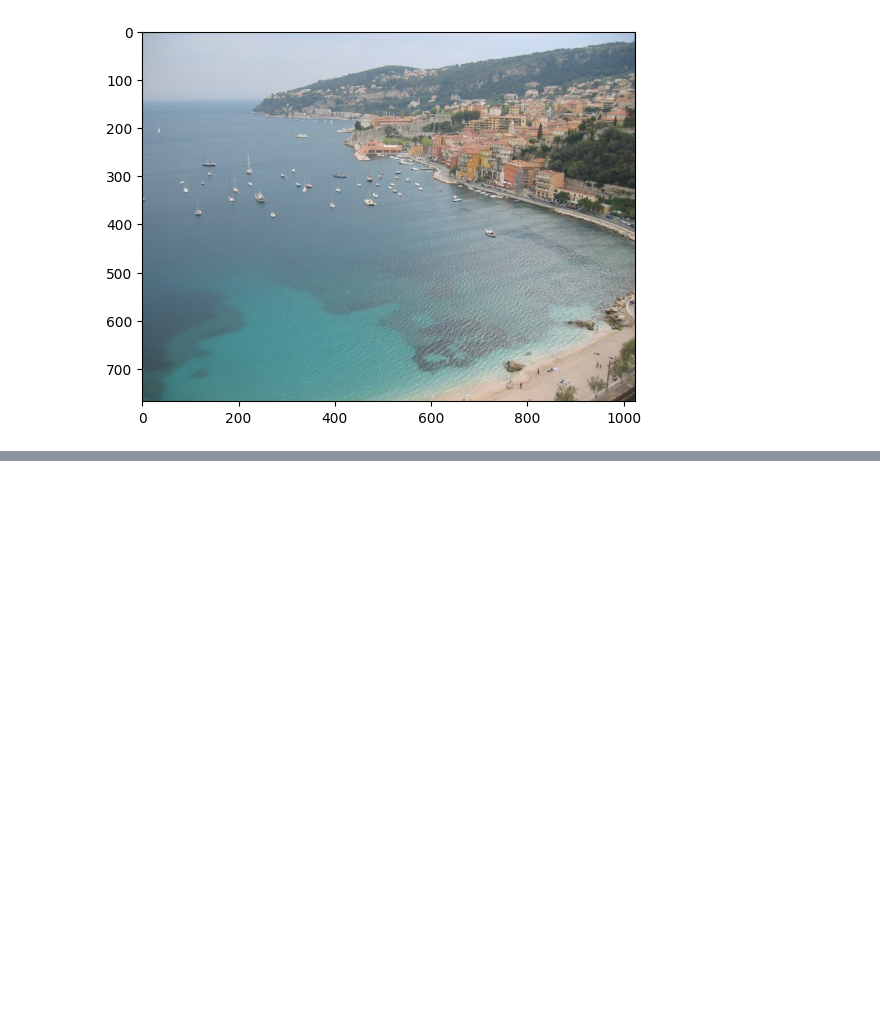
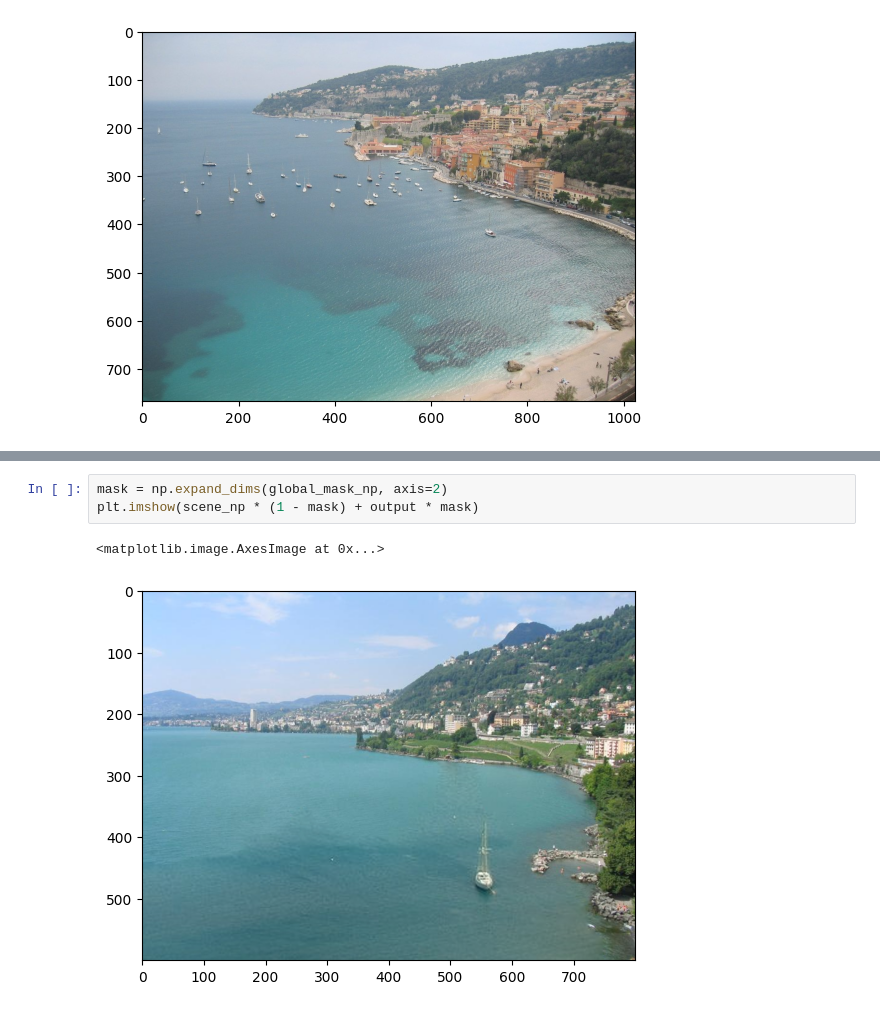
Before and after one commit to Cydiater/scene-completion, a Jupyter notebook: playground.ipynb, the cells around one changed output, grey strips where cells are left out. Cells and saved outputs as stored; diff of their text form; blank space fills up the shorter version.

```diff
--- a/playground.ipynb
+++ b/playground.ipynb
@@ -210,0 +232,6 @@ plt.imshow(Image.open(comp_path))
+# %%
+mask = np.expand_dims(global_mask_np, axis=2)
+plt.imshow(scene_np * (1 - mask) + output * mask)
+# %% [output]
+<matplotlib.image.AxesImage at 0x...>
+[figure, added]
```
Also changed, not shown: parts of 13 cells of this notebook, 25 other files.
